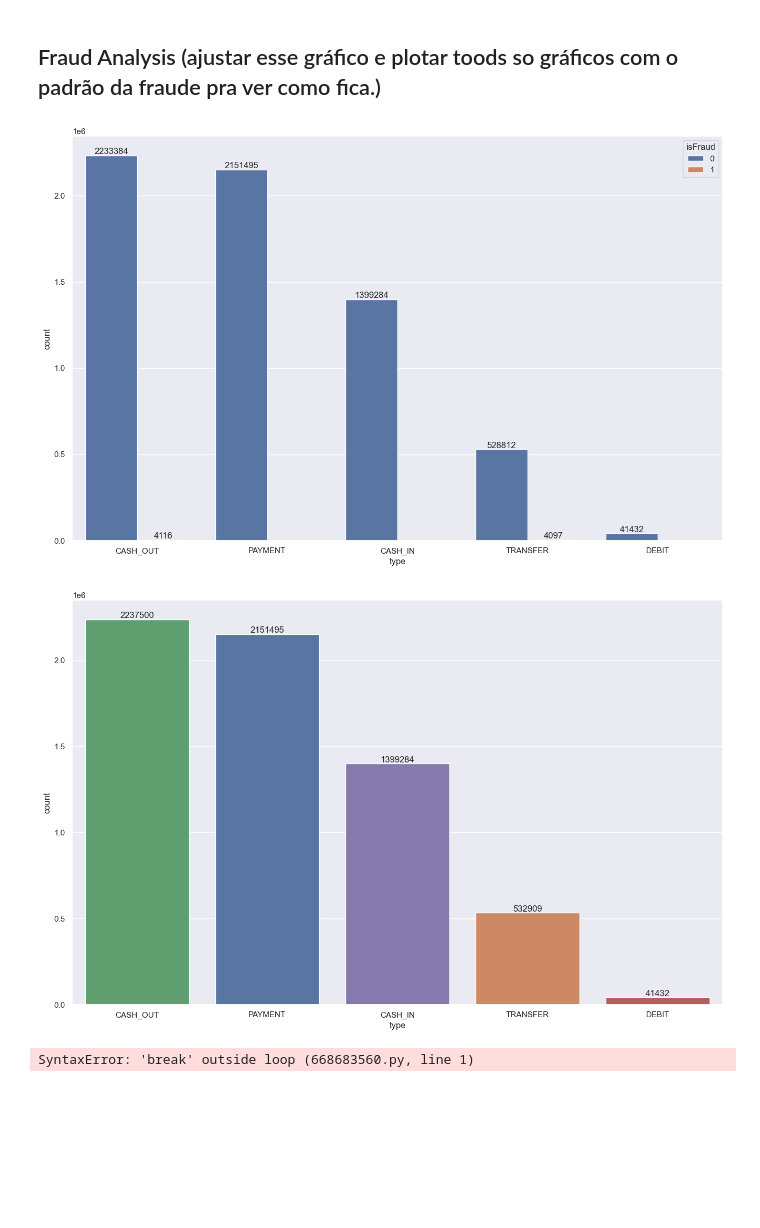
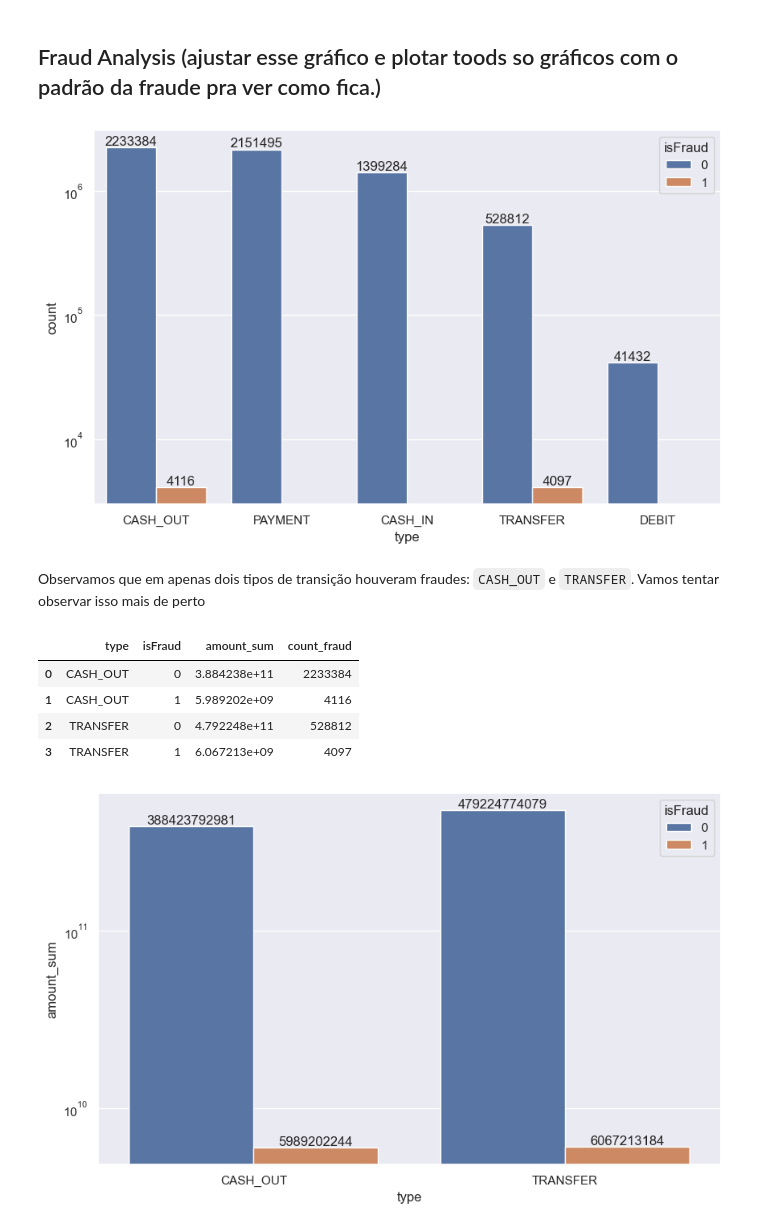
Before and after one commit to elaragao/Portifolio, a Jupyter notebook: Fraud Detection/EDA_Analysis.ipynb, the cells around one changed output. Cells and saved outputs as stored; diff of their text form; code cells hidden in the pictures; blank space fills up the shorter version.

```diff
--- a/Fraud Detection/EDA_Analysis.ipynb
+++ b/Fraud Detection/EDA_Analysis.ipynb
@@ -13,7 +13,7 @@ import datetime as dt
 import plotly.express as px
 
 
-sns.set_theme(style="darkgrid", rc={'figure.figsize':(14,9)})
+sns.set_theme(style="darkgrid", rc={'figure.figsize':(10,6)})
 # %% [markdown]
 ## Getting the DataFrame
 # %%
@@ -324,8 +221,0 @@ plt.show()
-# %%
-# pie chart e barplot de isFraud
-
-ax = sns.countplot(df, x="isFraud", hue = 'isFraud')
-for i in range(len(ax.containers)): # necessário caso utilizado hue
-    ax.bar_label(ax.containers[i], labels=[f'{x.get_height():.0f}' for x in ax.containers[i]])
-#plt.yscale('log')
-plt.show()
@@ -361,24 +243,38 @@ plt.show()
 # %% [markdown]
 ## Fraud Analysis (ajustar esse gráfico e plotar toods so gráficos com o padrão da fraude pra ver como fica.)
 # %%
-ax = sns.countplot(df, x="type", order=df['type'].value_counts().index, hue = 'isFraud')#, color = 'skyblue')
-# abs_values = df['type'].value_counts(ascending=False).values
-# ax.bar_label(container=ax.containers[0], labels=abs_values)
+ax = sns.countplot(df, x="type", order=df['type'].value_counts().index, hue = 'isFraud')
+
 for i in range(len(ax.containers)): # necessário caso utilizado hue
     ax.bar_label(ax.containers[i], labels=[f'{x.get_height():.0f}' for x in ax.containers[i]])
+
+plt.yscale('log')
 plt.show()
 # %% [output]
-[figure, old version]
+[figure, new version]
+# %% [markdown]
+Observamos que em apenas dois tipos de transição houveram fraudes: `CASH_OUT` e `TRANSFER`. Vamos tentar observar isso mais de perto
+# %%
+df_fraud_type = df[df['type'].isin(['CASH_OUT','TRANSFER'])].groupby(['type','isFraud']).agg(
+    amount_sum = ('amount', 'sum'),
+    count_fraud = ('isFraud', 'count')
+)
+
+df_fraud_type = df_fraud_type.reset_index()
+df_fraud_type
+# %% [output]
+|  | type | isFraud | amount_sum | count_fraud |
+| 0 | CASH_OUT | 0 | 3.884238e+11 | 2233384 |
+| 1 | CASH_OUT | 1 | 5.989202e+09 | 4116 |
+| 2 | TRANSFER | 0 | 4.792248e+11 | 528812 |
+| 3 | TRANSFER | 1 | 6.067213e+09 | 4097 |
 # %%
-ax = sns.countplot(df, x="type", order=df['type'].value_counts().index, hue = 'type')#, color = 'skyblue')
-# abs_values = df['type'].value_counts(ascending=False).values
-# ax.bar_label(container=ax.containers[0], labels=abs_values)
+ax = sns.barplot(data = df_fraud_type, x="type", y = "amount_sum", order = df_fraud_type['type'], hue = 'isFraud')
+
 for i in range(len(ax.containers)): # necessário caso utilizado hue
     ax.bar_label(ax.containers[i], labels=[f'{x.get_height():.0f}' for x in ax.containers[i]])
+
+plt.yscale('log')
 plt.show()
 # %% [output]
-[figure, old version]
+[figure, new version]
-# %%
-break
-# %% [output]
-SyntaxError: 'break' outside loop (668683560.py, line 1)
```
Also changed, not shown: parts of 59 cells of this notebook.
